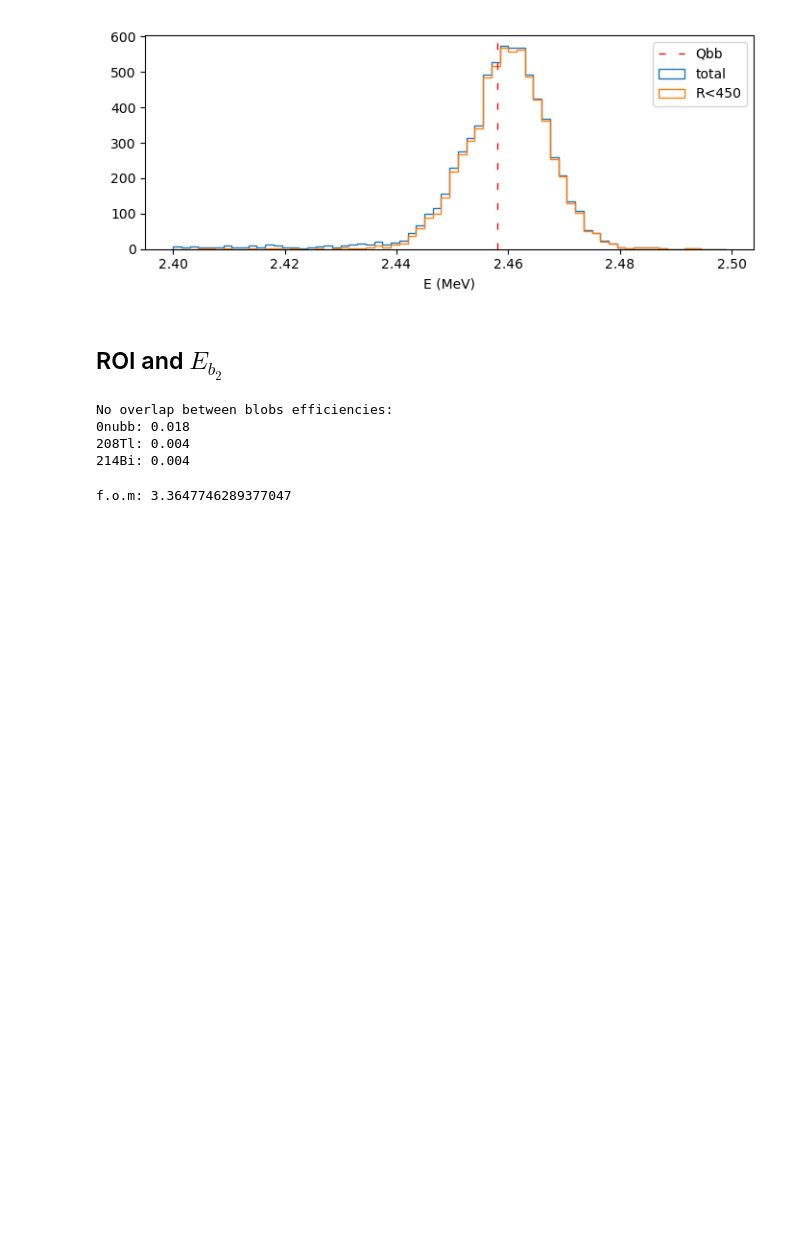
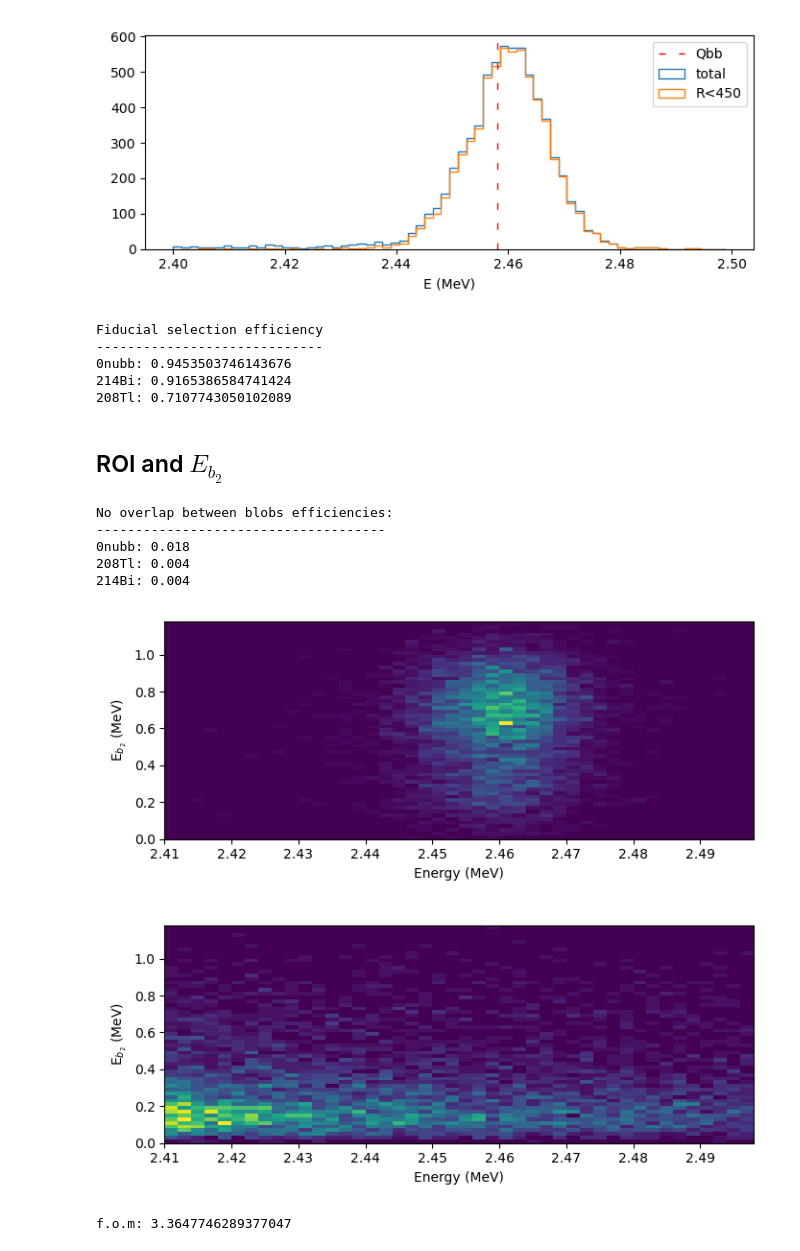
Before and after one commit to gondiaz/NEXT100-0nubb-analysis, a Jupyter notebook: analysis/counting_experiment.ipynb, the cells around one changed output. Drawn from its saved outputs; the diff is of its cells as text; code cells hidden in the pictures; blank space fills up the shorter version.

```diff
--- a/analysis/counting_experiment.ipynb
+++ b/analysis/counting_experiment.ipynb
@@ -219,14 +234,29 @@ Efficiency: 0.9453503746143676
 [figure]
 # %%
 rmax = 450
+
+print("Fiducial selection efficiency")
+print("-----------------------------")
+print("0nubb:", (tracks_0nubb.r_max < rmax).sum()/tracks_0nubb.index.size)
+print("214Bi:", (tracks_214Bi.r_max < rmax).sum()/tracks_214Bi.index.size)
+print("208Tl:", (tracks_208Tl.r_max < rmax).sum()/tracks_208Tl.index.size)
+
+
 tracks_0nubb = tracks_0nubb.loc[tracks_0nubb.r_max < rmax]
 tracks_214Bi = tracks_214Bi.loc[tracks_214Bi.r_max < rmax]
 tracks_208Tl = tracks_208Tl.loc[tracks_208Tl.r_max < rmax]
+# %% [output]
+Fiducial selection efficiency
+-----------------------------
+0nubb: 0.9453503746143676
+214Bi: 0.9165386584741424
+208Tl: 0.7107743050102089
 # %% [markdown]
 ## ROI and $E_{b_2}$
 # %%
 # no overlap
 print("No overlap between blobs efficiencies:")
+print("-------------------------------------")
 
 sel = tracks_0nubb.ovlp_blob_energy >0
 print("0nubb:", round(sel.sum()/len(sel), 3))
@@ -241,33 +271,37 @@ print("214Bi:", round(sel.sum()/len(sel), 3))
 tracks_214Bi = tracks_214Bi.loc[~sel]
 # %% [output]
 No overlap between blobs efficiencies:
+-------------------------------------
 0nubb: 0.018
 208Tl: 0.004
 214Bi: 0.004
 # %%
-# plt.figure(figsize=[7, 3])
+plt.figure(figsize=[7, 3])
 
-# xbins = np.arange(2.41, 2.50, 0.002)
-# ybins = np.arange(0, 1.20, 0.02)
-# binc = (bins[1:] + bins[:-1])/2.
+xbins = np.arange(2.41, 2.50, 0.002)
+ybins = np.arange(0, 1.20, 0.02)
+binc = (bins[1:] + bins[:-1])/2.
 
-# plt.hist2d( tracks_0nubb.energy, tracks_0nubb.eblob2, bins=[xbins, ybins]
-#           , density=True, label=r"$0\nu\beta\beta$")
+plt.hist2d( tracks_0nubb.energy, tracks_0nubb.eblob2, bins=[xbins, ybins]
+          , density=True, label=r"$0\nu\beta\beta$")
 
-# plt.xlabel("Energy (MeV)")
-# plt.ylabel(r"E$_{b_2}$ (MeV)")
-# plt.tight_layout()
+plt.xlabel("Energy (MeV)")
+plt.ylabel(r"E$_{b_2}$ (MeV)")
+plt.tight_layout()
 
-# plt.figure(figsize=[7, 3])
+plt.figure(figsize=[7, 3])
 
-# xbins = np.arange(2.41, 2.50, 0.002)
-# ybins = np.arange(0, 1.20, 0.02)
-# binc = (bins[1:] + bins[:-1])/2.
+xbins = np.arange(2.41, 2.50, 0.002)
+ybins = np.arange(0, 1.20, 0.02)
+binc = (bins[1:] + bins[:-1])/2.
 
-# plt.hist2d( tracks_208Tl.energy, tracks_208Tl.eblob2, bins=[xbins, ybins]
-#           , density=True, label=r"$0\nu\beta\beta$")
+plt.hist2d( tracks_208Tl.energy, tracks_208Tl.eblob2, bins=[xbins, ybins]
+          , density=True, label=r"$0\nu\beta\beta$")
 
-# plt.xlabel("Energy (MeV)")
-# plt.ylabel(r"E$_{b_2}$ (MeV)")
-# plt.tight_layout()
+plt.xlabel("Energy (MeV)")
+plt.ylabel(r"E$_{b_2}$ (MeV)")
+plt.tight_layout()
+# %% [output]
+[figure, added]
+[figure, added]
 # %%
```
Also changed, not shown: parts of 43 cells of this notebook, 14 other files.
